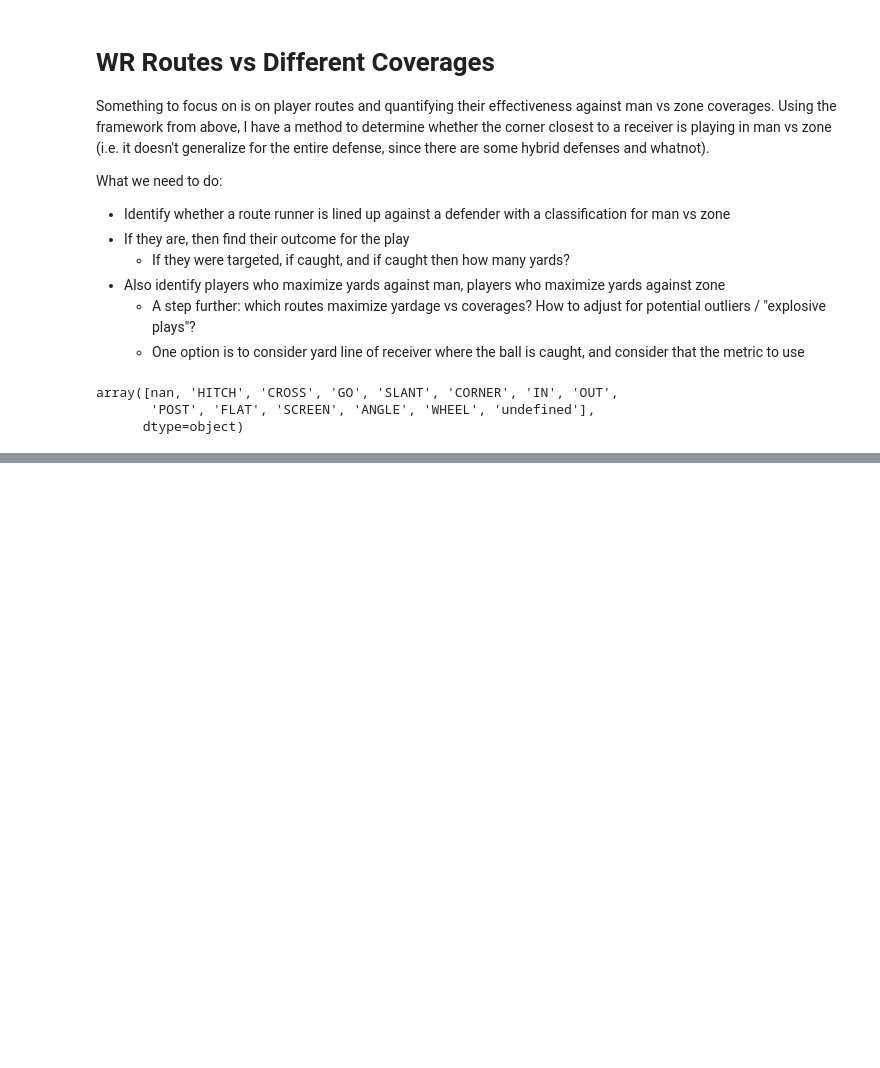
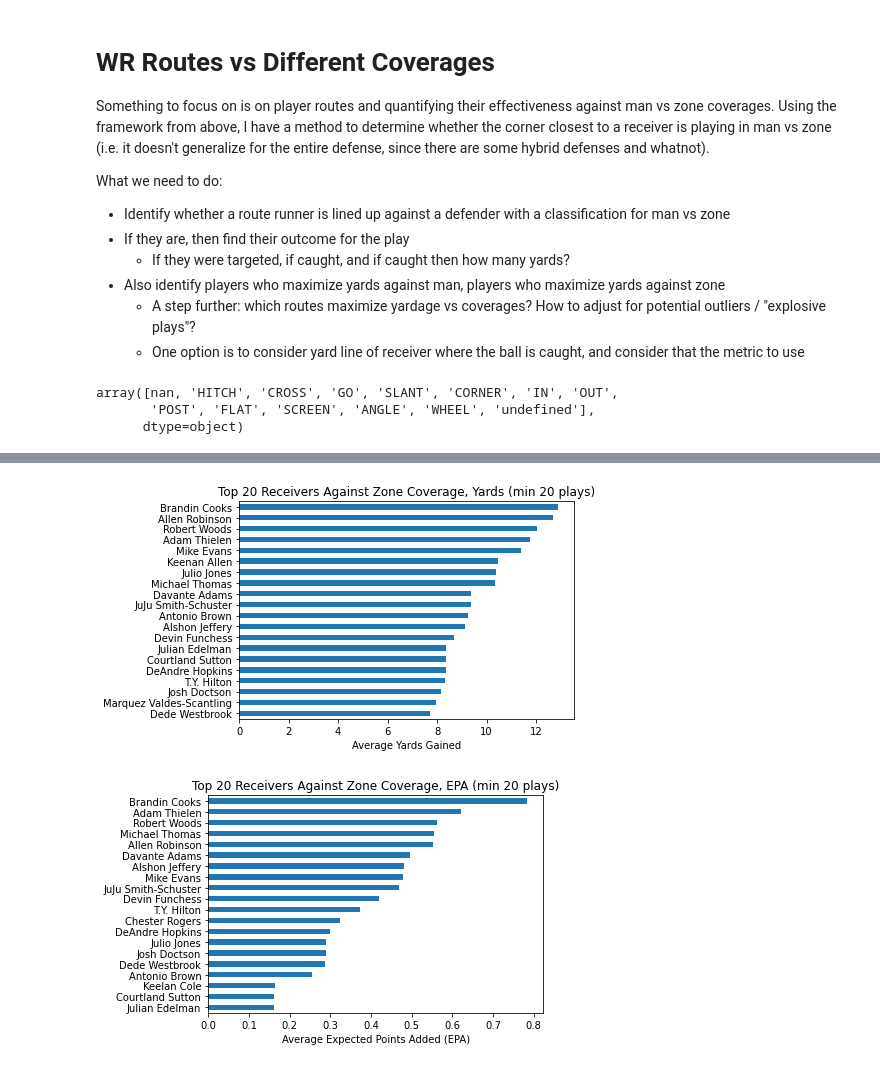
Before and after one commit to taarakshah/ms-thesis, a Jupyter notebook: NFL_Thesis_Modeling.ipynb, the cells around one changed output, grey strips where cells are left out. Saved outputs shown, nothing was run; the diff lists cells and outputs as text; code cells hidden in the pictures; blank space fills up the shorter version.

```diff
--- a/NFL_Thesis_Modeling.ipynb
+++ b/NFL_Thesis_Modeling.ipynb
@@ -716,0 +775,26 @@ Name: gm_coverage, dtype: int64
+# %%
+zonecov.groupby('involvedWR').filter(lambda x: len(x) > 20)\
+    .groupby(['involvedWR'])['playResult']\
+    .agg('mean')\
+    .sort_values(ascending=False).head(20).plot(kind='barh', title='Top 20 Receivers Against Zone Coverage, Yards (min 20 plays)')\
+    .invert_yaxis()
+
+plt.ylabel('')
+plt.xlabel('Average Yards Gained')
+plt.savefig('overleaf-figs/top20wrzone_yards.png', bbox_inches='tight')
+plt.show()
+
+## same but using expected points added
+zonecov.groupby('involvedWR').filter(lambda x: len(x) > 20)\
+    .groupby(['involvedWR'])['epa']\
+    .agg('mean')\
+    .sort_values(ascending=False).head(20).plot(kind='barh', title='Top 20 Receivers Against Zone Coverage, EPA (min 20 plays)')\
+    .invert_yaxis()
+
+plt.ylabel('')
+plt.xlabel('Average Expected Points Added (EPA)')
+plt.savefig('overleaf-figs/top20wrzone_epa.png', bbox_inches='tight')
+plt.show()
+# %% [output]
+[figure, added]
+[figure, added]
```
Also changed, not shown: parts of 38 cells of this notebook, 2 other files.
